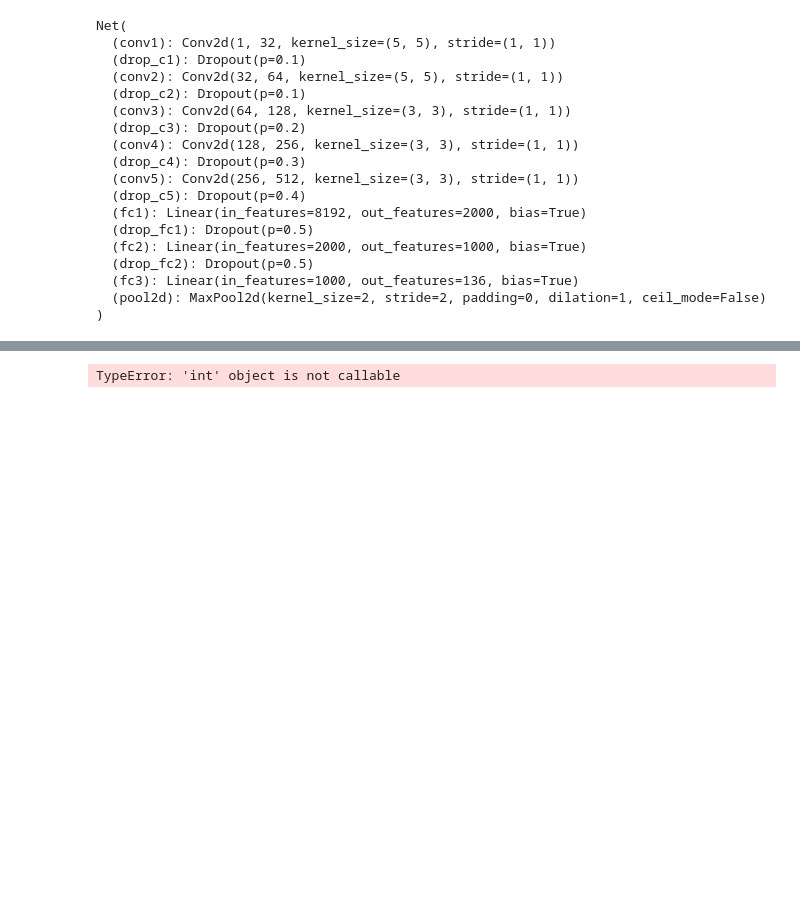
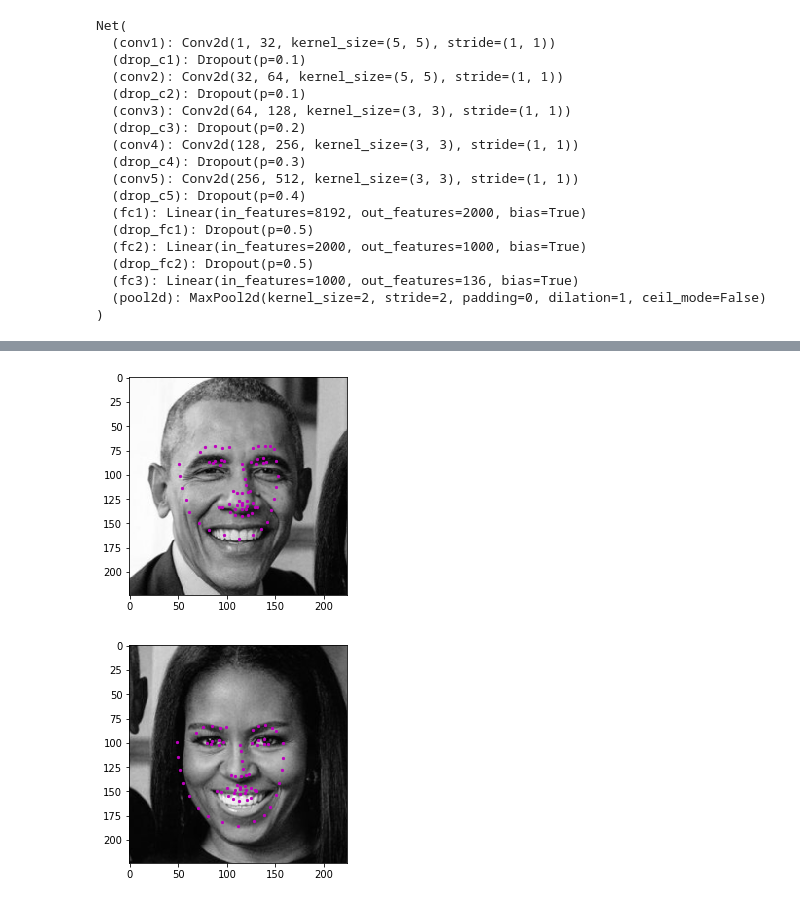
Before and after one commit to bkanaki/P1_Facial_Keypoints, a Jupyter notebook: 3. Facial Keypoint Detection, Complete Pipeline.ipynb, the cells around one changed output, grey strips where cells are left out. Cells and saved outputs as stored; diff of their text form; code cells hidden in the pictures; blank space fills up the shorter version.

```diff
--- a/3. Facial Keypoint Detection, Complete Pipeline.ipynb
+++ b/3. Facial Keypoint Detection, Complete Pipeline.ipynb
@@ -127,14 +127,16 @@ After each face has been appropriately converted into an input Tensor for your n
 
 <img src='images/michelle_detected.png' width=30% height=30%/>
 # %%
-def show_all_keypoints(image, predicted_key_pts, gt_pts=None):
+def show_keypoints(image, predicted_key_pts, gt_pts=None):
     """Show image with predicted keypoints"""
     # image is grayscale
+    plt.figure()
     plt.imshow(image, cmap='gray')
     plt.scatter(predicted_key_pts[:, 0], predicted_key_pts[:, 1], s=20, marker='.', c='m')
     # plot ground truth points as green pts
     if gt_pts is not None:
         plt.scatter(gt_pts[:, 0], gt_pts[:, 1], s=20, marker='.', c='g')
+    plt.show()
 # %%
 image_copy = np.copy(image)
 
@@ -143,41 +145,43 @@ for (x,y,w,h) in faces:
 
     # Select the region of interest that is the face in the image
     # Little extra information is cropped as the faces detected are too tight
-    roi = image_copy[y-15:y+h+15, x-15:x+w+15]
+    roi = image_copy[y-40:y+h+40, x-40:x+w+40]
 
     ## TODO: Convert the face region from RGB to grayscale
     face_gray = cv2.cvtColor(roi, cv2.COLOR_RGB2GRAY)
 
     ## TODO: Normalize the grayscale image so that its color range falls in [0,1] instead of [0,255]
     face_normalized = face_gray/255.0
 
     ## TODO: Rescale the detected face to be the expected square size for your CNN (224x224, suggested)
     face_224 = cv2.resize(face_normalized, (224, 224))
     input_tensor = np.copy(face_224)
 
     ## TODO: Reshape the numpy image shape (H x W x C) into a torch image shape (C x H x W)
     if(len(input_tensor.shape) == 2):
         # add that third color dim
         input_tensor = input_tensor.reshape(1, input_tensor.shape[0], input_tensor.shape[1], 1)
 
     # swap color axis because
     # numpy image: H x W x C
     # torch image: C X H X W
     input_tensor = input_tensor.transpose((0, 3, 2, 1))
 
     ## TODO: Make facial keypoint predictions using your loaded, trained network
     ## perform a forward pass to get the predicted facial keypoints
     # firstly, move the numpy image to Pytorch tensor
     input_tensor = torch.from_numpy(input_tensor)
     output_pts = net(input_tensor.float())
+    output_pts = output_pts.view(output_pts.size()[0], 68, -1)
     output_pts = output_pts.detach().numpy()
     output_pts = output_pts*56.0+112
-    output_pts.view(output_pts.size()[0], 68, -1)
+    output_pts = np.squeeze(output_pts)
 
     ## TODO: Display each detected face and the corresponding keypoints
     show_keypoints(image=face_224, predicted_key_pts=output_pts)
 # %% [output]
-TypeError: 'int' object is not callable
+[figure, added]
+[figure, added]
 # %%
 output_pts.shape
 # %% [output]
```
Also changed, not shown: parts of 5 cells of this notebook, 1 other file.
